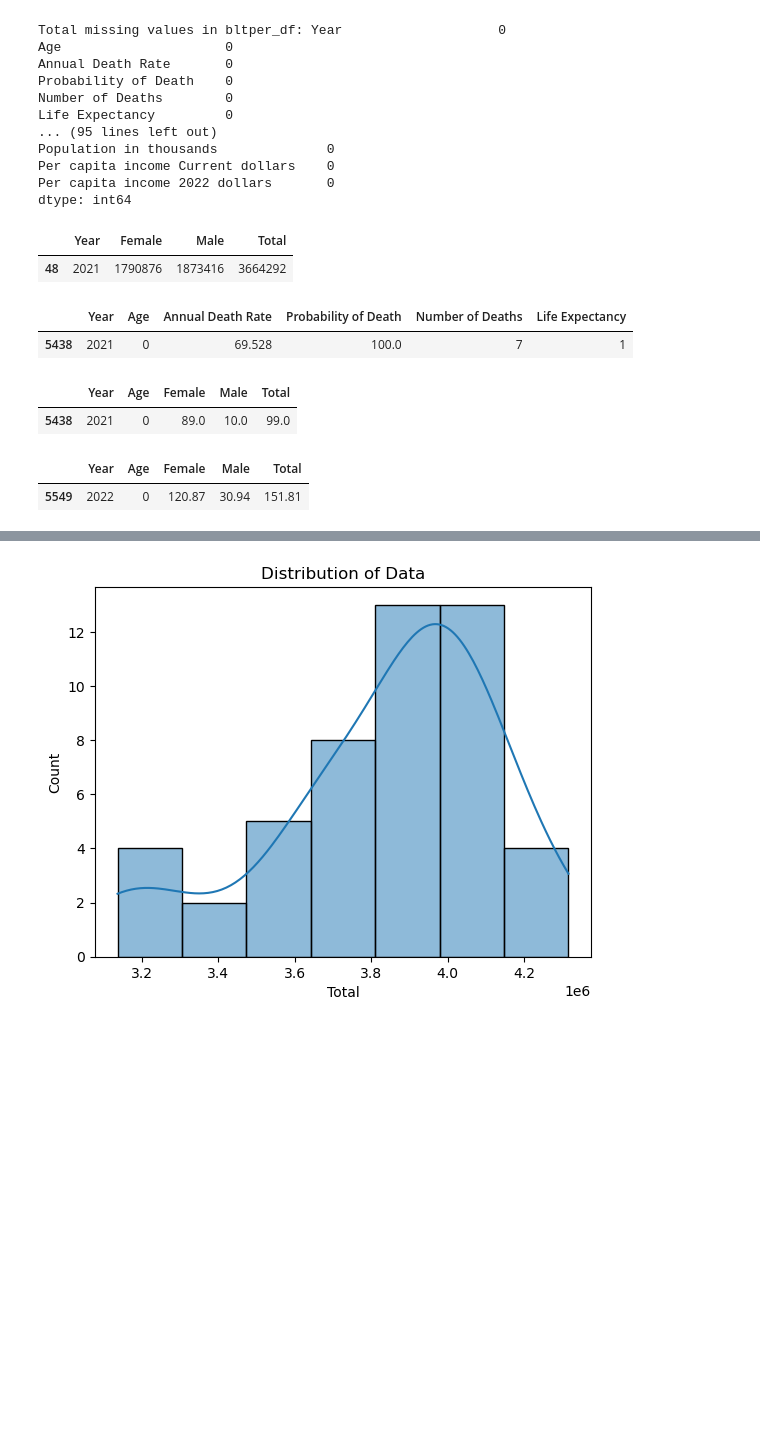
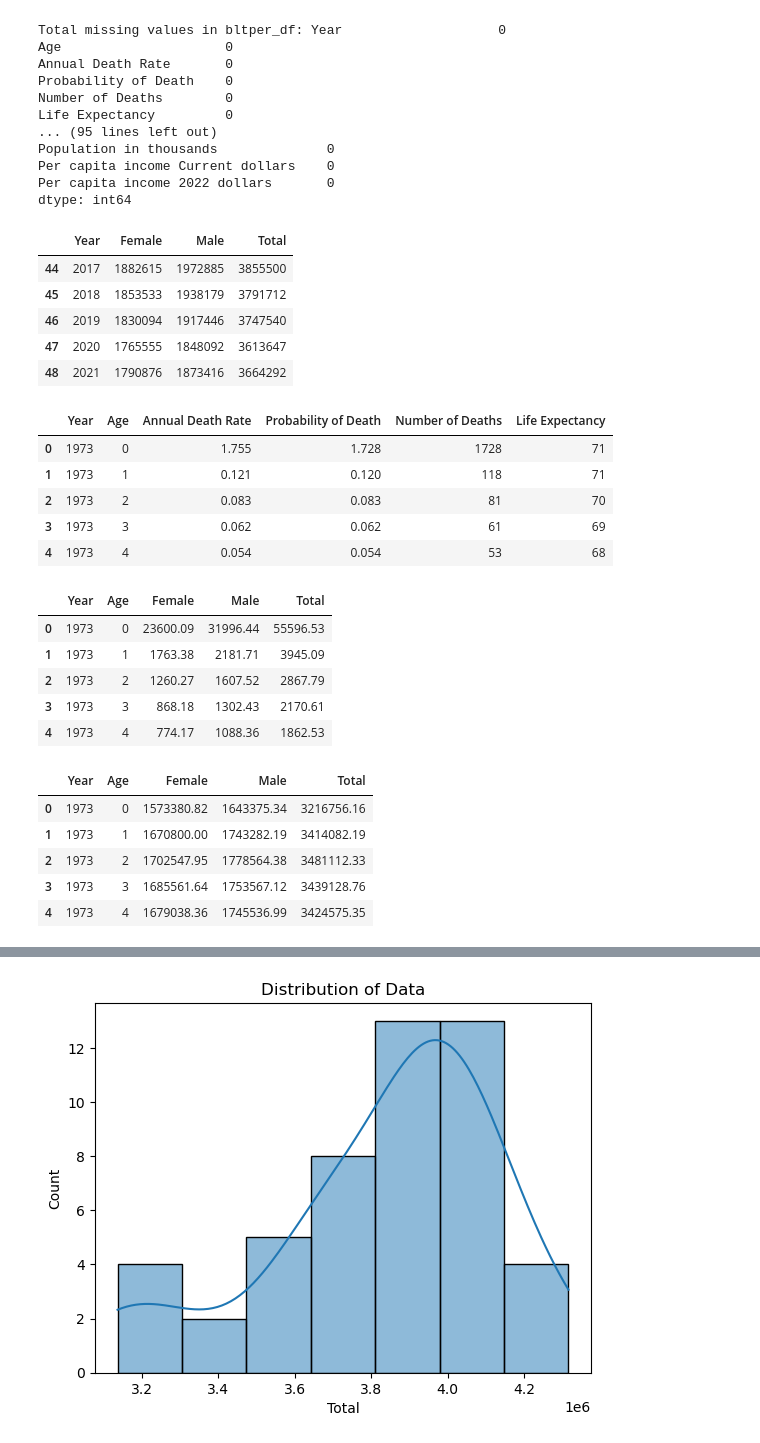
Before and after one commit to ColeGeiger/Project_3, a Jupyter notebook: project-3-data-intake.ipynb, the cells around one changed output, grey strips where cells are left out. Drawn from its saved outputs; the diff is of its cells as text; code cells hidden in the pictures; blank space fills up the shorter version.

```diff
--- a/project-3-data-intake.ipynb
+++ b/project-3-data-intake.ipynb
@@ -125,7 +125,7 @@ dtype: object
 # %%
 ##POPULATION CLEANING
 population_df['Age'] = pd.to_numeric(population_df['Age'], errors='coerce', downcast='integer').fillna(0).astype(np.int64)
-population_df['Year'] = population_df['Year'].astype(np.int64)
+population_df['Year'] = pd.to_numeric(population_df['Year'], errors='coerce', downcast='integer').fillna(0).astype(np.int64)
 # %%
 # Create a dictionary to store your DataFrames
 dataframes = {
@@ -192,9 +185,13 @@ population_df = dataframes['population_df']
 income_df = dataframes['income_df']
 per_capita_df = dataframes['per_capita_df']
 # %%
-births_df.tail(1)
+births_df.tail(5)
 # %% [output]
 |  | Year | Female | Male | Total |
+| 44 | 2017 | 1882615 | 1972885 | 3855500 |
+| 45 | 2018 | 1853533 | 1938179 | 3791712 |
+| 46 | 2019 | 1830094 | 1917446 | 3747540 |
+| 47 | 2020 | 1765555 | 1848092 | 3613647 |
 | 48 | 2021 | 1790876 | 1873416 | 3664292 |
 # %%
 # define births_df_schema
@@ -206,10 +203,14 @@ births_df_schema = pa.DataFrameSchema({
 
 births_dfv = births_df_schema(births_df)
 # %%
-bltper_df.tail(1)
+bltper_df.head(5)
 # %% [output]
 |  | Year | Age | Annual Death Rate | Probability of Death | Number of Deaths | Life Expectancy |
-| 5438 | 2021 | 0 | 69.528 | 100.0 | 7 | 1 |
+| 0 | 1973 | 0 | 1.755 | 1.728 | 1728 | 71 |
+| 1 | 1973 | 1 | 0.121 | 0.120 | 118 | 71 |
+| 2 | 1973 | 2 | 0.083 | 0.083 | 81 | 70 |
+| 3 | 1973 | 3 | 0.062 | 0.062 | 61 | 69 |
+| 4 | 1973 | 4 | 0.054 | 0.054 | 53 | 68 |
 # %%
 # define bltper_df_schema
 bltper_df_schema = pa.DataFrameSchema({
@@ -223,10 +224,14 @@ bltper_df_schema = pa.DataFrameSchema({
 
 bltper_dfv = bltper_df_schema(bltper_df)
 # %%
-deaths_df.tail(1)
+deaths_df.head(5)
 # %% [output]
 |  | Year | Age | Female | Male | Total |
-| 5438 | 2021 | 0 | 89.0 | 10.0 | 99.0 |
+| 0 | 1973 | 0 | 23600.09 | 31996.44 | 55596.53 |
+| 1 | 1973 | 1 | 1763.38 | 2181.71 | 3945.09 |
+| 2 | 1973 | 2 | 1260.27 | 1607.52 | 2867.79 |
+| 3 | 1973 | 3 | 868.18 | 1302.43 | 2170.61 |
+| 4 | 1973 | 4 | 774.17 | 1088.36 | 1862.53 |
 # %%
 # define deaths_df_schema
 deaths_df_schema = pa.DataFrameSchema({
@@ -267,8 +246,12 @@ deaths_dfv = deaths_df_schema(deaths_df)
 # %%
-population_df.tail(1)
+population_df.head(5)
 # %% [output]
 |  | Year | Age | Female | Male | Total |
-| 5549 | 2022 | 0 | 120.87 | 30.94 | 151.81 |
+| 0 | 1973 | 0 | 1573380.82 | 1643375.34 | 3216756.16 |
+| 1 | 1973 | 1 | 1670800.00 | 1743282.19 | 3414082.19 |
+| 2 | 1973 | 2 | 1702547.95 | 1778564.38 | 3481112.33 |
+| 3 | 1973 | 3 | 1685561.64 | 1753567.12 | 3439128.76 |
+| 4 | 1973 | 4 | 1679038.36 | 1745536.99 | 3424575.35 |
 # %%
 # define population_df_schema
 population_df_schema = pa.DataFrameSchema({
```
Also changed, not shown: parts of 14 cells of this notebook, 7 other files.
